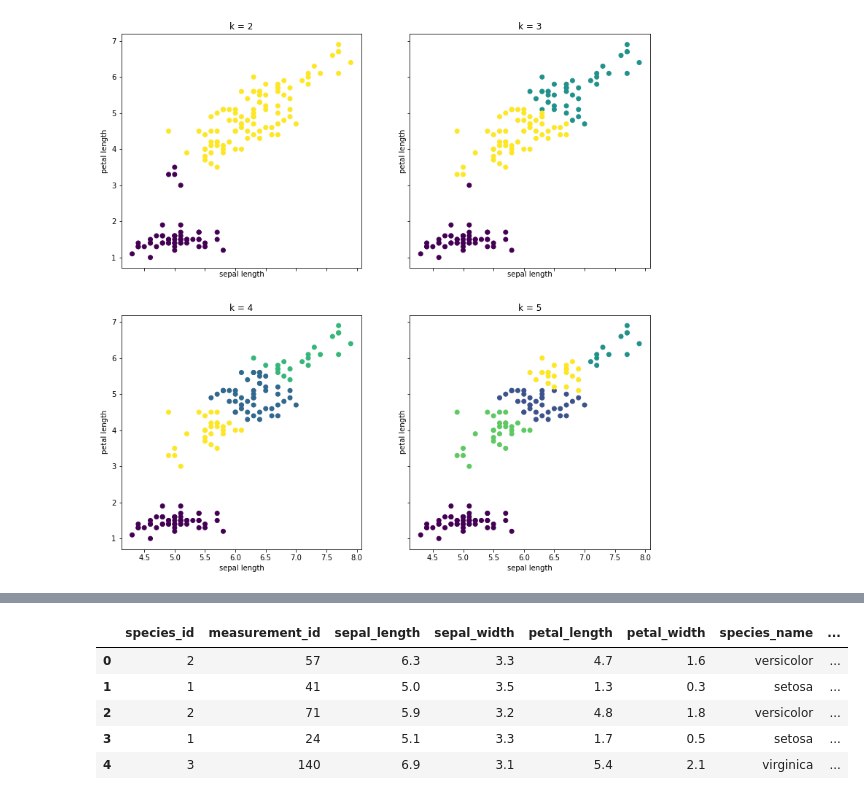
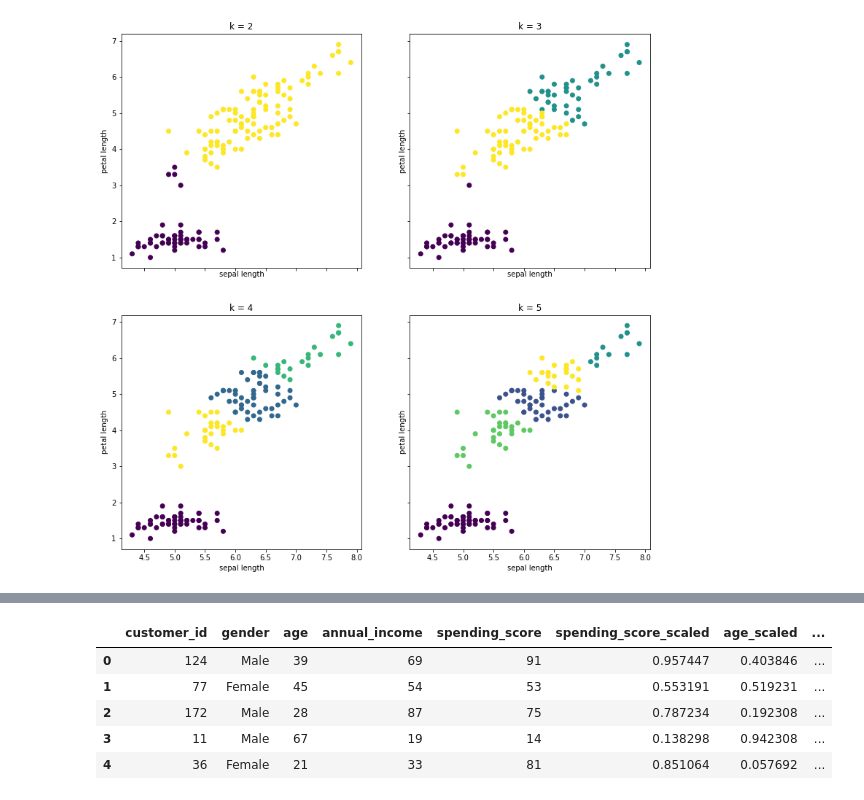
Before and after one commit to QinzhiChen/clustering-exercises, a Jupyter notebook: modeling.ipynb, the cells around one changed output, grey strips where cells are left out. Drawn from its saved outputs; the diff is of its cells as text; code cells hidden in the pictures.

```diff
--- a/modeling.ipynb
+++ b/modeling.ipynb
@@ -194,0 +195,20 @@ def cluster(target):
+# %%
+def get_connection(db, user=env.user, host=env.host, password=env.password):
+    return f'mysql+pymysql://{user}:{password}@{host}/{db}'
+
+def get_MALL_DATA():
+    filename = "MALL.csv"
+
+    if os.path.isfile(filename):
+        return pd.read_csv(filename)
+    else:
+        # read the SQL query into a dataframe
+        df = pd.read_sql('SELECT * FROM customers', get_connection('mall_customers'))
+
+        # Write that dataframe to disk for later. Called "caching" the data for later.
+        df.to_csv(filename, index=False)
+
+        # Return the dataframe to the calling code
+        return df
+# %%
+mall_df=get_MALL_DATA()
@@ -195,33 +231,33 @@ def cluster(target):
 # %%
-train_validate, iris_test = train_test_split(iris_df, test_size=.2, random_state=123)
-iris_train, iris_validate = train_test_split(train_validate, test_size=.3, random_state=123)
+train_validate, mall_test = train_test_split(mall_df, test_size=.2, random_state=123)
+mall_train, mall_validate = train_test_split(train_validate, test_size=.3, random_state=123)
 # %%
-def scale_data(iris_train,iris_validate,iris_test,cols):
+def scale_data(mall_train,mall_validate,mall_test,cols):
     #make the scaler
     scaler = MinMaxScaler()
     #fit the scaler at train data only
-    scaler.fit(iris_train[cols])
+    scaler.fit(mall_train[cols])
     #tranforrm train, validate and test
-    iris_train_scaled = scaler.transform(iris_train[cols])
-    iris_validate_scaled = scaler.transform(iris_validate[cols])
-    iris_test_scaled = scaler.transform(iris_test[cols])
+    mall_train_scaled = scaler.transform(mall_train[cols])
+    mall_validate_scaled = scaler.transform(mall_validate[cols])
+    mall_test_scaled = scaler.transform(mall_test[cols])
 
     # Generate a list of the new column names with _scaled added on
     scaled_columns = [col+"_scaled" for col in cols]
 
     #concatenate with orginal train, validate and test
-    scaled_train = pd.concat([iris_train.reset_index(drop = True),pd.DataFrame(iris_train_scaled,columns = scaled_columns)],axis = 1)
-    scaled_validate = pd.concat([iris_validate.reset_index(drop = True),pd.DataFrame(iris_validate_scaled, columns = scaled_columns)], axis = 1)
-    scaled_test= pd.concat([iris_test.reset_index(drop = True),pd.DataFrame(iris_test_scaled,columns = scaled_columns)],axis = 1)
+    scaled_train = pd.concat([mall_train.reset_index(drop = True),pd.DataFrame(mall_train_scaled,columns = scaled_columns)],axis = 1)
+    scaled_validate = pd.concat([mall_validate.reset_index(drop = True),pd.DataFrame(mall_validate_scaled, columns = scaled_columns)], axis = 1)
+    scaled_test= pd.concat([mall_test.reset_index(drop = True),pd.DataFrame(mall_test_scaled,columns = scaled_columns)],axis = 1)
 
     return scaled_train,scaled_validate,scaled_test
 # %%
-train_scaled, val_scaled, test_scaled = scale_data(iris_train,iris_validate,iris_test,cols=['petal_length', 'sepal_length'])
+train_scaled, val_scaled, test_scaled = scale_data(mall_train,mall_validate,mall_test,cols=['spending_score', 'age','annual_income'])
 train_scaled.head()
 # %% [output]
-|  | species_id | measurement_id | sepal_length | sepal_width | petal_length | petal_width | species_name | ... |
-| 0 | 2 | 57 | 6.3 | 3.3 | 4.7 | 1.6 | versicolor | ... |
-| 1 | 1 | 41 | 5.0 | 3.5 | 1.3 | 0.3 | setosa | ... |
-| 2 | 2 | 71 | 5.9 | 3.2 | 4.8 | 1.8 | versicolor | ... |
-| 3 | 1 | 24 | 5.1 | 3.3 | 1.7 | 0.5 | setosa | ... |
-| 4 | 3 | 140 | 6.9 | 3.1 | 5.4 | 2.1 | virginica | ... |
+|  | customer_id | gender | age | annual_income | spending_score | spending_score_scaled | age_scaled | ... |
+| 0 | 124 | Male | 39 | 69 | 91 | 0.957447 | 0.403846 | ... |
+| 1 | 77 | Female | 45 | 54 | 53 | 0.553191 | 0.519231 | ... |
+| 2 | 172 | Male | 28 | 87 | 75 | 0.787234 | 0.192308 | ... |
+| 3 | 11 | Male | 67 | 19 | 14 | 0.138298 | 0.942308 | ... |
+| 4 | 36 | Female | 21 | 33 | 81 | 0.851064 | 0.057692 | ... |
```
Also changed, not shown: parts of 10 cells of this notebook.
